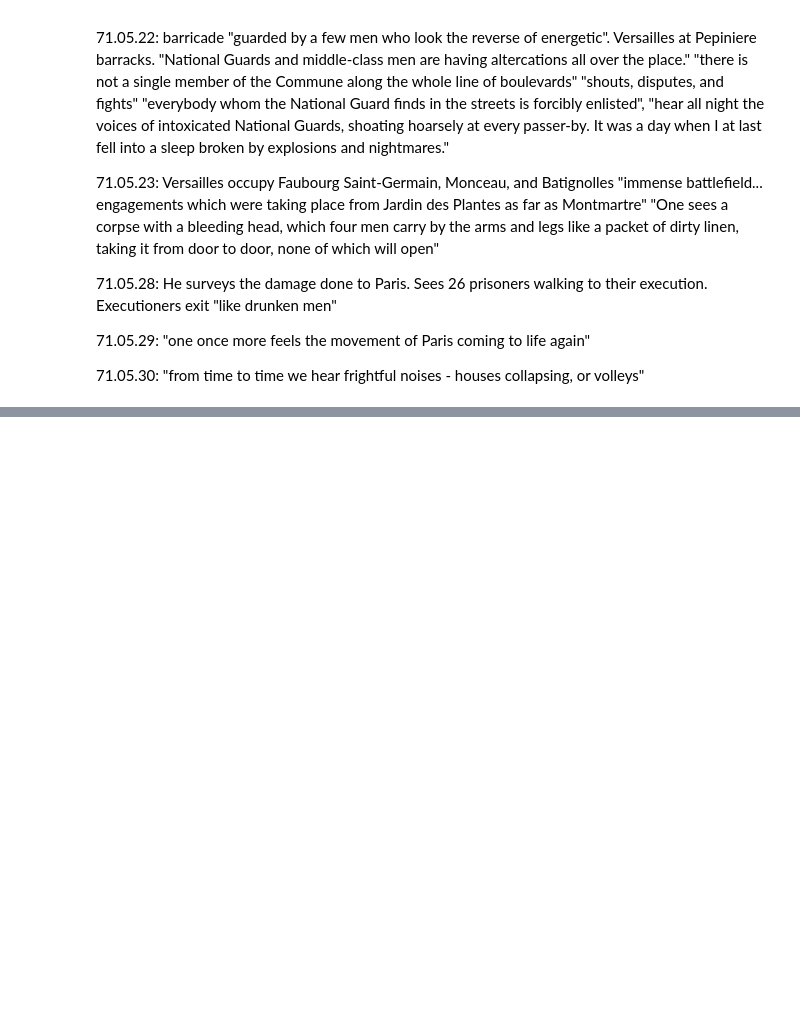
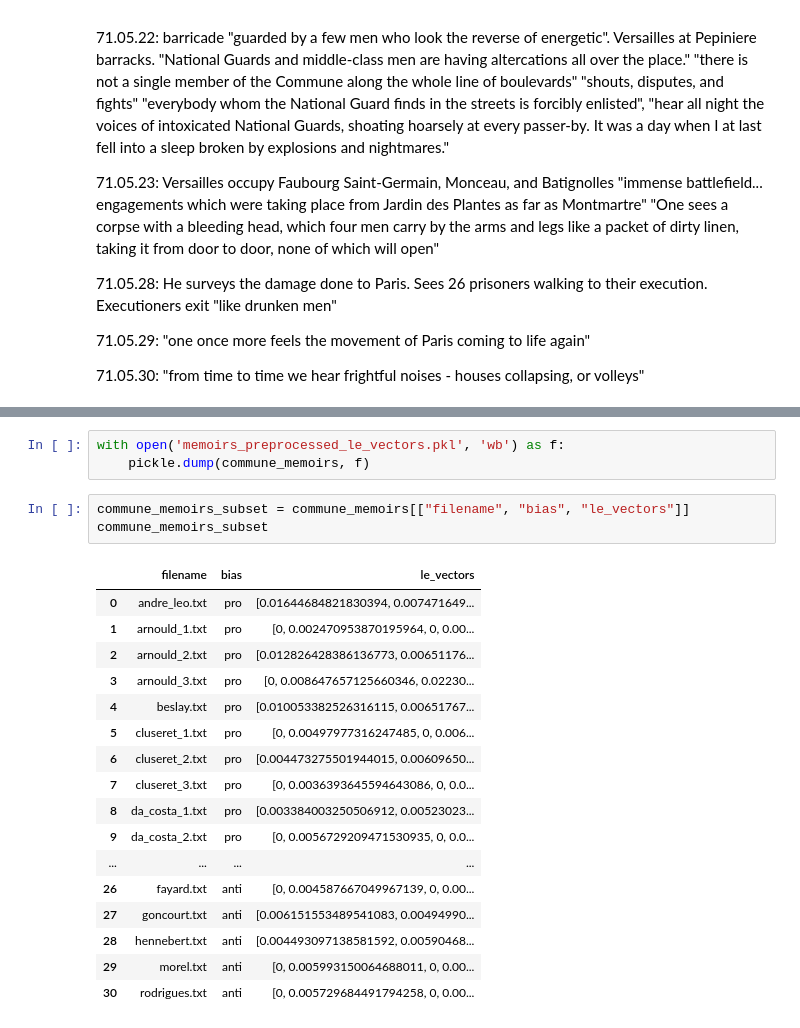
Before and after one commit to shayayan/commune_memoirs_epfl_dh412, a Jupyter notebook: memoir_cleaning.ipynb, the cells around one changed output, grey strips where cells are left out. Drawn from its saved outputs; the diff is of its cells as text; blank space fills up the shorter version.

```diff
--- a/memoir_cleaning.ipynb
+++ b/memoir_cleaning.ipynb
@@ -152,0 +599,24 @@ memoir_processed
+# %%
+with open('memoirs_preprocessed_le_vectors.pkl', 'wb') as f:
+    pickle.dump(commune_memoirs, f)
+# %%
+commune_memoirs_subset = commune_memoirs[["filename", "bias", "le_vectors"]]
+commune_memoirs_subset
+# %% [output]
+|  | filename | bias | le_vectors |
+| 0 | andre_leo.txt | pro | [0.01644684821830394, 0.007471649... |
+| 1 | arnould_1.txt | pro | [0, 0.002470953870195964, 0, 0.00... |
+| 2 | arnould_2.txt | pro | [0.012826428386136773, 0.00651176... |
+| 3 | arnould_3.txt | pro | [0, 0.008647657125660346, 0.02230... |
+| 4 | beslay.txt | pro | [0.010053382526316115, 0.00651767... |
+| 5 | cluseret_1.txt | pro | [0, 0.00497977316247485, 0, 0.006... |
+| 6 | cluseret_2.txt | pro | [0.004473275501944015, 0.00609650... |
+| 7 | cluseret_3.txt | pro | [0, 0.0036393645594643086, 0, 0.0... |
+| 8 | da_costa_1.txt | pro | [0.003384003250506912, 0.00523023... |
+| 9 | da_costa_2.txt | pro | [0, 0.0056729209471530935, 0, 0.0... |
+| ... | ... | ... | ... |
+| 26 | fayard.txt | anti | [0, 0.004587667049967139, 0, 0.00... |
+| 27 | goncourt.txt | anti | [0.006151553489541083, 0.00494990... |
+| 28 | hennebert.txt | anti | [0.004493097138581592, 0.00590468... |
+| 29 | morel.txt | anti | [0, 0.005993150064688011, 0, 0.00... |
+| 30 | rodrigues.txt | anti | [0, 0.005729684491794258, 0, 0.00... |
```
Also changed, not shown: parts of 13 cells of this notebook, 1 other file.
